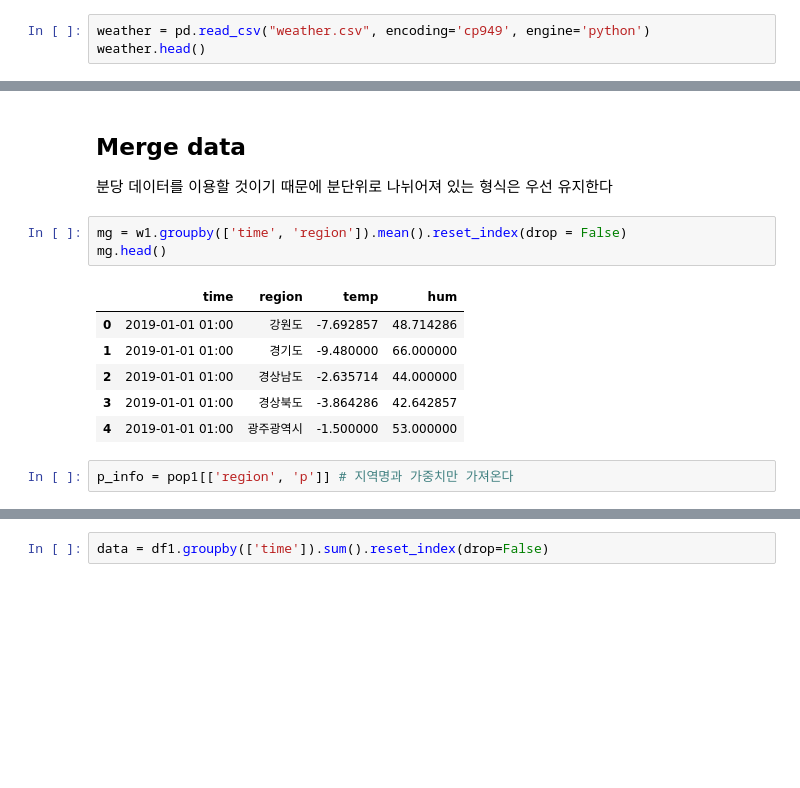
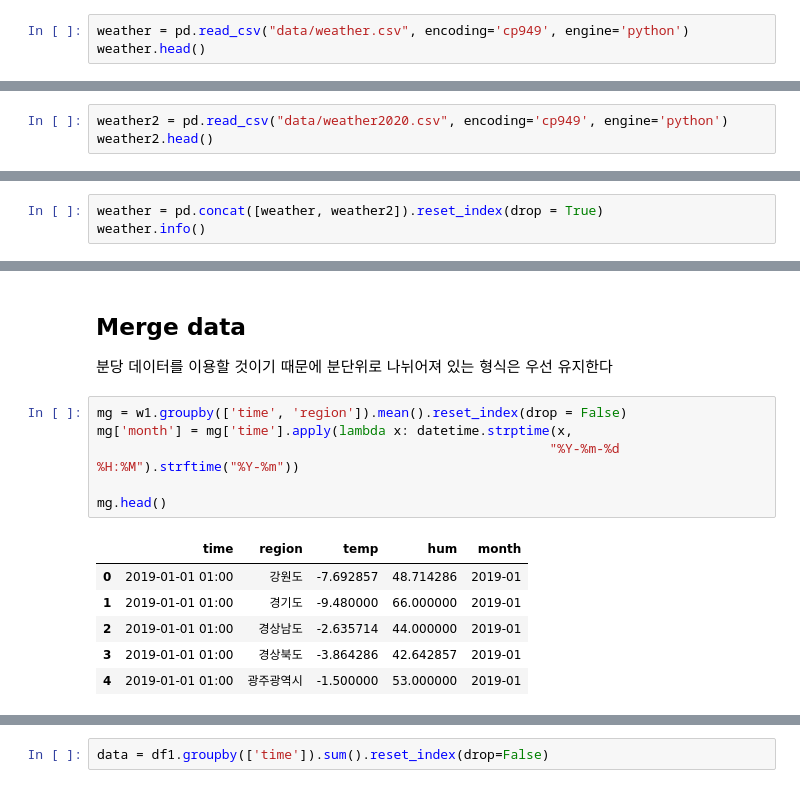
Before and after one commit to Yeeun-Lee/big_contest_2020, a Jupyter notebook: prep/weather.ipynb, the cells around one changed output, grey strips where cells are left out. Drawn from its saved outputs; the diff is of its cells as text; blank space fills up the shorter version.

```diff
--- a/prep/weather.ipynb
+++ b/prep/weather.ipynb
@@ -13,7 +17,7 @@ print("numpy : ", np.__version__)
 pandas :  1.0.5
 numpy :  1.19.1
 # %%
-weather = pd.read_csv("weather.csv", encoding='cp949', engine='python')
+weather = pd.read_csv("data/weather.csv", encoding='cp949', engine='python')
 weather.head()
 # %% [output]
 |  | 지점 | 지점명 | 일시 | 기온(°C) | 강수량(mm) | 습도(%) |
@@ -38,0 +45,3 @@ weather = weather.drop(['강수량(mm)'], axis=1)
+# %%
+weather2 = pd.read_csv("data/weather2020.csv", encoding='cp949', engine='python')
+weather2.head()
@@ -38,0 +55,3 @@ weather = weather.drop(['강수량(mm)'], axis=1)
+# %%
+weather = pd.concat([weather, weather2]).reset_index(drop = True)
+weather.info()
@@ -221,13 +308,14 @@ sum of proportions :  1.0
 분당 데이터를 이용할 것이기 때문에 분단위로 나뉘어져 있는 형식은 우선 유지한다
 # %%
 mg = w1.groupby(['time', 'region']).mean().reset_index(drop = False)
+mg['month'] = mg['time'].apply(lambda x: datetime.strptime(x,
+                                                          "%Y-%m-%d %H:%M").strftime("%Y-%m"))
+
 mg.head()
 # %% [output]
-|  | time | region | temp | hum |
-| 0 | 2019-01-01 01:00 | 강원도 | -7.692857 | 48.714286 |
-| 1 | 2019-01-01 01:00 | 경기도 | -9.480000 | 66.000000 |
-| 2 | 2019-01-01 01:00 | 경상남도 | -2.635714 | 44.000000 |
-| 3 | 2019-01-01 01:00 | 경상북도 | -3.864286 | 42.642857 |
-| 4 | 2019-01-01 01:00 | 광주광역시 | -1.500000 | 53.000000 |
+|  | time | region | temp | hum | month |
+| 0 | 2019-01-01 01:00 | 강원도 | -7.692857 | 48.714286 | 2019-01 |
+| 1 | 2019-01-01 01:00 | 경기도 | -9.480000 | 66.000000 | 2019-01 |
+| 2 | 2019-01-01 01:00 | 경상남도 | -2.635714 | 44.000000 | 2019-01 |
+| 3 | 2019-01-01 01:00 | 경상북도 | -3.864286 | 42.642857 | 2019-01 |
+| 4 | 2019-01-01 01:00 | 광주광역시 | -1.500000 | 53.000000 | 2019-01 |
-# %%
-p_info = pop1[['region', 'p']] # 지역명과 가중치만 가져온다
```
Also changed, not shown: parts of 25 cells of this notebook, 2 other files.
